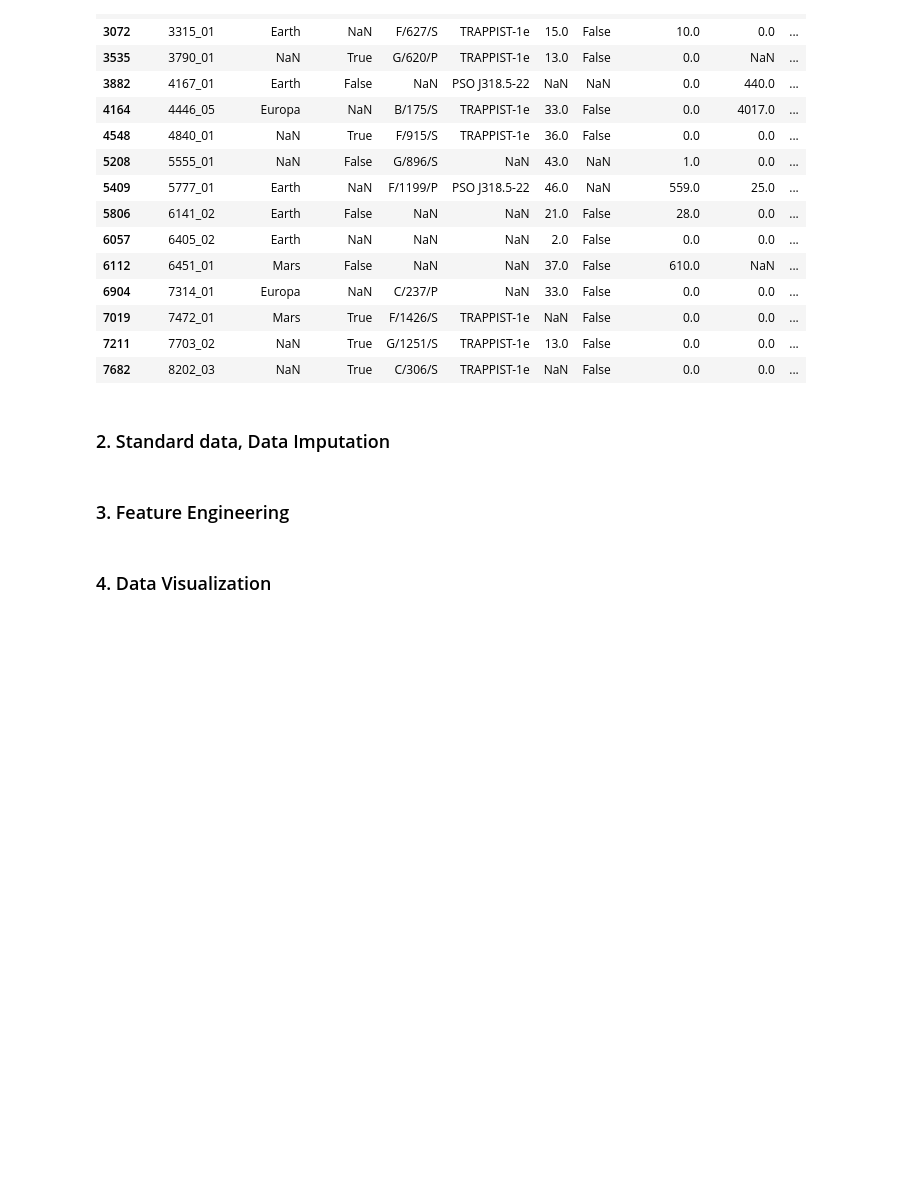
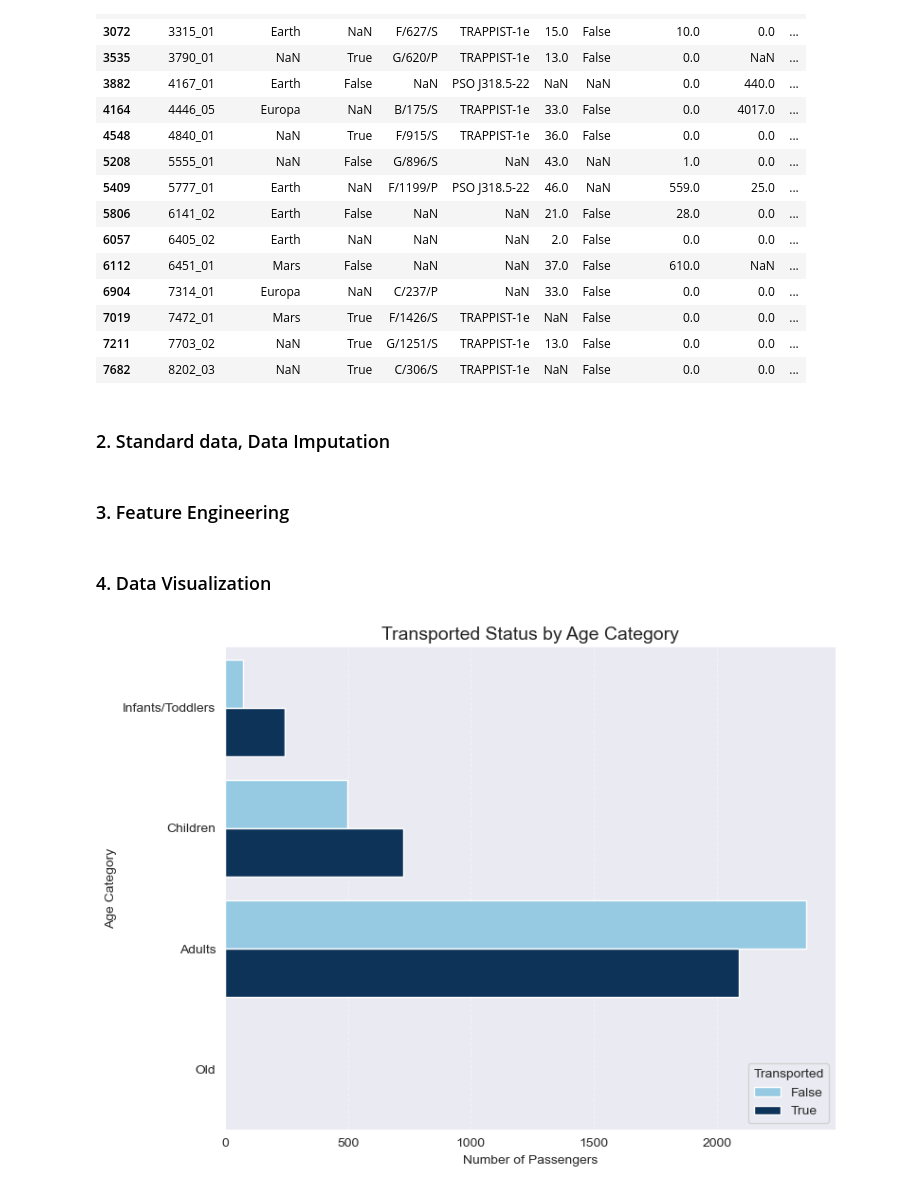
Before and after one commit to herolava259/machine-learning-gym, a Jupyter notebook: data-science/notebooks/spaceship-challenge/space-ship-titanic-deep-dive.ipynb, the cells around one changed output. Cells and saved outputs as stored; diff of their text form; code cells hidden in the pictures; blank space fills up the shorter version.

Commit message:
finish visualization

```diff
--- a/data-science/notebooks/spaceship-challenge/space-ship-titanic-deep-dive.ipynb
+++ b/data-science/notebooks/spaceship-challenge/space-ship-titanic-deep-dive.ipynb
@@ -208,3 +204,50 @@ df_train["SpentSomething"] = (df_train["TotalSpent"] > 0).astype(int)
 df_test["SpentSomething"] = (df_test["TotalSpent"] > 0).astype(int)
 # %% [markdown]
 ### 4. Data Visualization
+# %%
+def categorize_age(x):
+    if x < 3:
+        return "Infants/Toddlers"
+    elif 3 <= x < 18:
+        return "Children"
+    elif 18 <= x < 35:
+        return "Adults"
+    else:
+        return "Olds"
+
+df_train["age_cat"] = df_train["Age"].apply(categorize_age)
+
+age_dist = df_train.groupby(["age_cat", "Transported"]).size().reset_index().rename(columns = {0: "Count"})
+
+plt.figure(figsize = (8,6))
+
+sns.barplot(
+    data = age_dist,
+    y = "age_cat",
+    x = "Count",
+    hue = "Transported",
+    order = ["Infants/Toddlers", "Children", "Adults", "Old"],
+    palette = {False: "#89CFF0", True: "#003366"}
+
+)
+
+plt.title("Transported Status by Age Category", fontsize = 14)
+
+plt.xlabel("Number of Passengers")
+plt.ylabel("Age Category")
+
+
+ax = plt.gca()
+ax.spines["top"].set_visible(False)
+ax.spines['right'].set_visible(False)
+plt.grid(axis='x', linestyle='--', alpha=0.4)
+
+plt.legend(title = "Transported", loc="lower right")
+plt.tight_layout()
+
+plt.show()
+
+
+df_train.drop(columns=["age_cat"], inplace = True)
+# %% [output]
+[figure, added]
```
Also changed, not shown: parts of 17 cells of this notebook.
